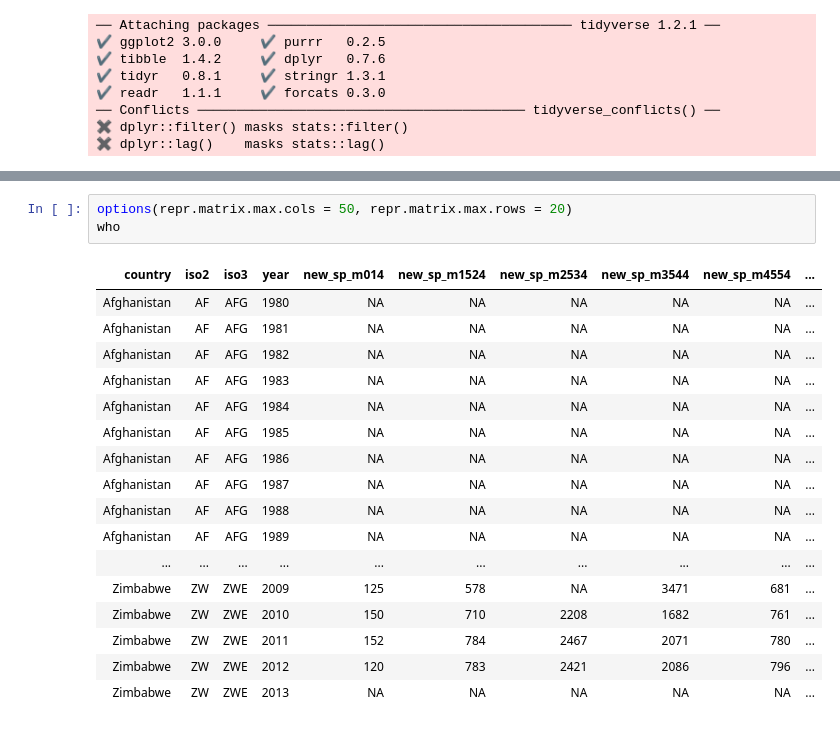
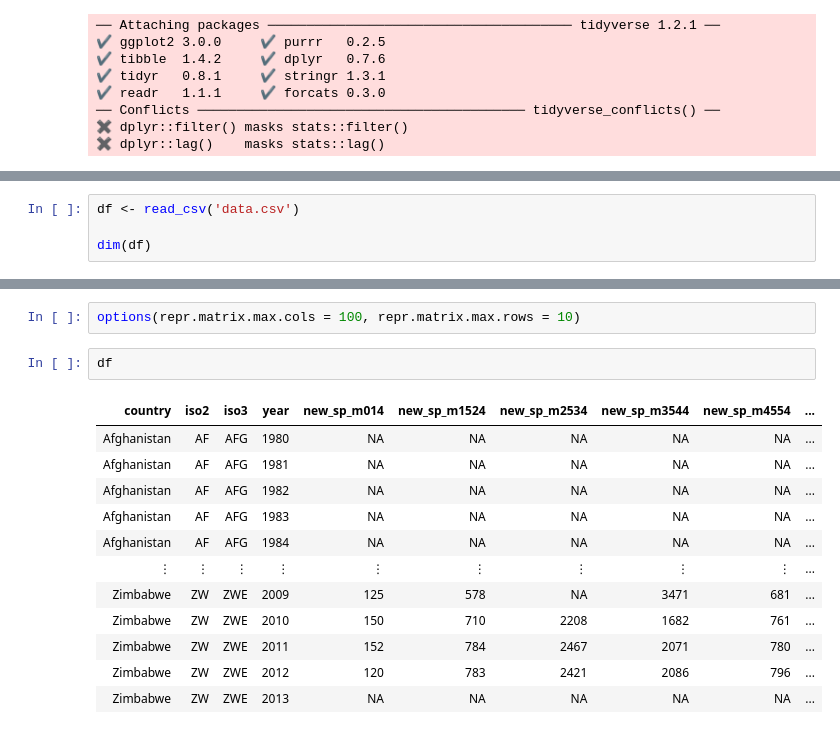
Before and after one commit to jarobyte91/jupyter_presentations, a Jupyter notebook: R_change_default_matrix_display.ipynb, the cells around one changed output, grey strips where cells are left out. Saved outputs shown, nothing was run; the diff lists cells and outputs as text.

```diff
--- a/R_matrix_options.ipynb
+++ b/R_change_default_matrix_display.ipynb
@@ -35,0 +16,4 @@ Usando options():
+# %%
+df <- read_csv('data.csv')
+
+dim(df)
@@ -36,21 +50,17 @@ Usando options():
 # %%
-options(repr.matrix.max.cols = 50, repr.matrix.max.rows = 20)
-who
+options(repr.matrix.max.cols = 100, repr.matrix.max.rows = 10)
-# %% [output]
-| country | iso2 | iso3 | year | new_sp_m014 | new_sp_m1524 | new_sp_m2534 | new_sp_m3544 | new_sp_m4554 | ... |
-| Afghanistan | AF | AFG | 1980 | NA | NA | NA | NA | NA | ... |
-| Afghanistan | AF | AFG | 1981 | NA | NA | NA | NA | NA | ... |
-| Afghanistan | AF | AFG | 1982 | NA | NA | NA | NA | NA | ... |
-| Afghanistan | AF | AFG | 1983 | NA | NA | NA | NA | NA | ... |
-| Afghanistan | AF | AFG | 1984 | NA | NA | NA | NA | NA | ... |
-| Afghanistan | AF | AFG | 1985 | NA | NA | NA | NA | NA | ... |
-| Afghanistan | AF | AFG | 1986 | NA | NA | NA | NA | NA | ... |
-| Afghanistan | AF | AFG | 1987 | NA | NA | NA | NA | NA | ... |
-| Afghanistan | AF | AFG | 1988 | NA | NA | NA | NA | NA | ... |
-| Afghanistan | AF | AFG | 1989 | NA | NA | NA | NA | NA | ... |
-| ... | ... | ... | ... | ... | ... | ... | ... | ... | ... |
-| Zimbabwe | ZW | ZWE | 2009 | 125 | 578 | NA | 3471 | 681 | ... |
-| Zimbabwe | ZW | ZWE | 2010 | 150 | 710 | 2208 | 1682 | 761 | ... |
-| Zimbabwe | ZW | ZWE | 2011 | 152 | 784 | 2467 | 2071 | 780 | ... |
-| Zimbabwe | ZW | ZWE | 2012 | 120 | 783 | 2421 | 2086 | 796 | ... |
-| Zimbabwe | ZW | ZWE | 2013 | NA | NA | NA | NA | NA | ... |
+# %%
+df
+# %% [output]
+| country | iso2 | iso3 | year | new_sp_m014 | new_sp_m1524 | new_sp_m2534 | new_sp_m3544 | new_sp_m4554 | ... |
+| Afghanistan | AF | AFG | 1980 | NA | NA | NA | NA | NA | ... |
+| Afghanistan | AF | AFG | 1981 | NA | NA | NA | NA | NA | ... |
+| Afghanistan | AF | AFG | 1982 | NA | NA | NA | NA | NA | ... |
+| Afghanistan | AF | AFG | 1983 | NA | NA | NA | NA | NA | ... |
+| Afghanistan | AF | AFG | 1984 | NA | NA | NA | NA | NA | ... |
+| ⋮ | ⋮ | ⋮ | ⋮ | ⋮ | ⋮ | ⋮ | ⋮ | ⋮ | ... |
+| Zimbabwe | ZW | ZWE | 2009 | 125 | 578 | NA | 3471 | 681 | ... |
+| Zimbabwe | ZW | ZWE | 2010 | 150 | 710 | 2208 | 1682 | 761 | ... |
+| Zimbabwe | ZW | ZWE | 2011 | 152 | 784 | 2467 | 2071 | 780 | ... |
+| Zimbabwe | ZW | ZWE | 2012 | 120 | 783 | 2421 | 2086 | 796 | ... |
+| Zimbabwe | ZW | ZWE | 2013 | NA | NA | NA | NA | NA | ... |
```
Also changed, not shown: parts of 6 cells of this notebook, 11 other files.
